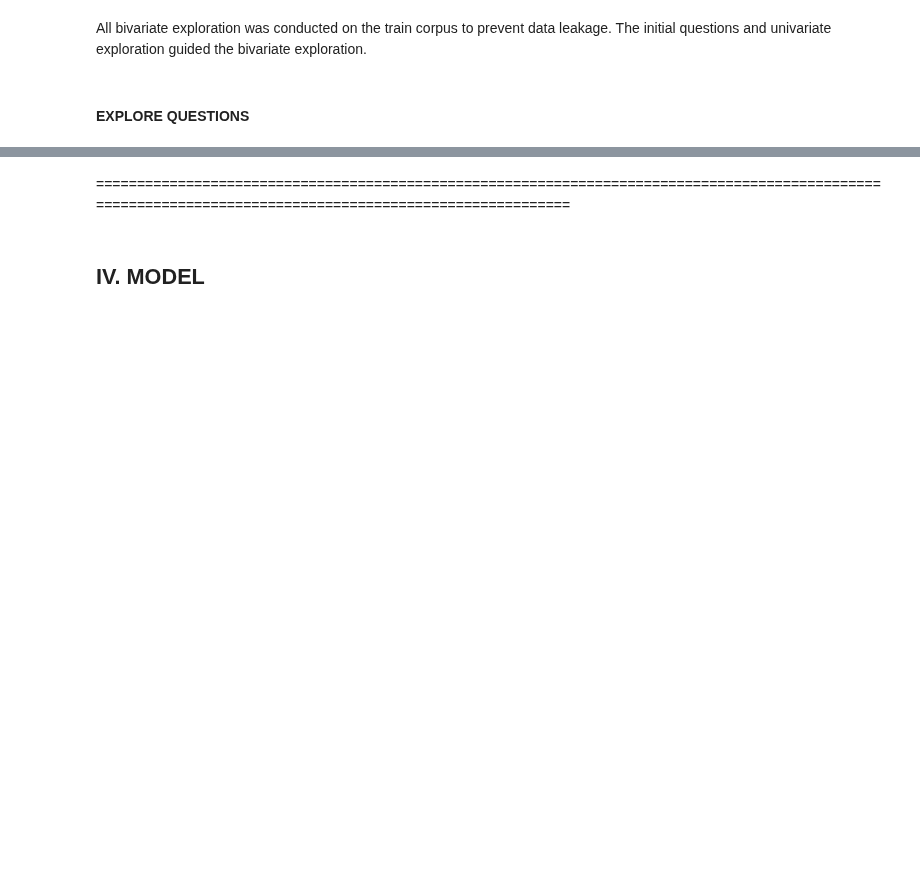
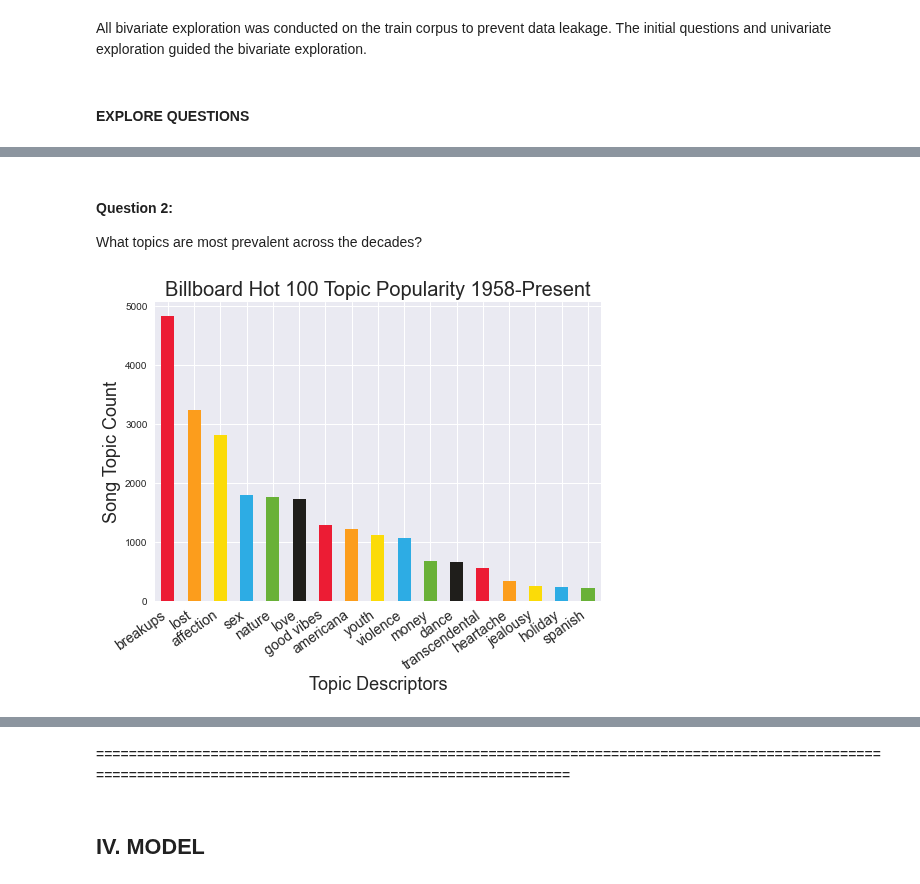
Before and after one commit to CBRJ-Lyrical-Metrics/lyrical-evolution-capstone, a Jupyter notebook: Final/final_report.ipynb, the cells around one changed output, grey strips where cells are left out. Drawn from its saved outputs; the diff is of its cells as text; code cells hidden in the pictures; blank space fills up the shorter version.

```diff
--- a/Final/final_report.ipynb
+++ b/Final/final_report.ipynb
@@ -244,0 +256,7 @@ All bivariate exploration was conducted on the train corpus to prevent data leak
+# %% [markdown]
+#### Question 2:
+What topics are most prevalent across the decades?
+# %%
+explore.topic_popularity(df)
+# %% [output]
+[figure, added]
```
Also changed, not shown: parts of 30 cells of this notebook, 5 other files.
